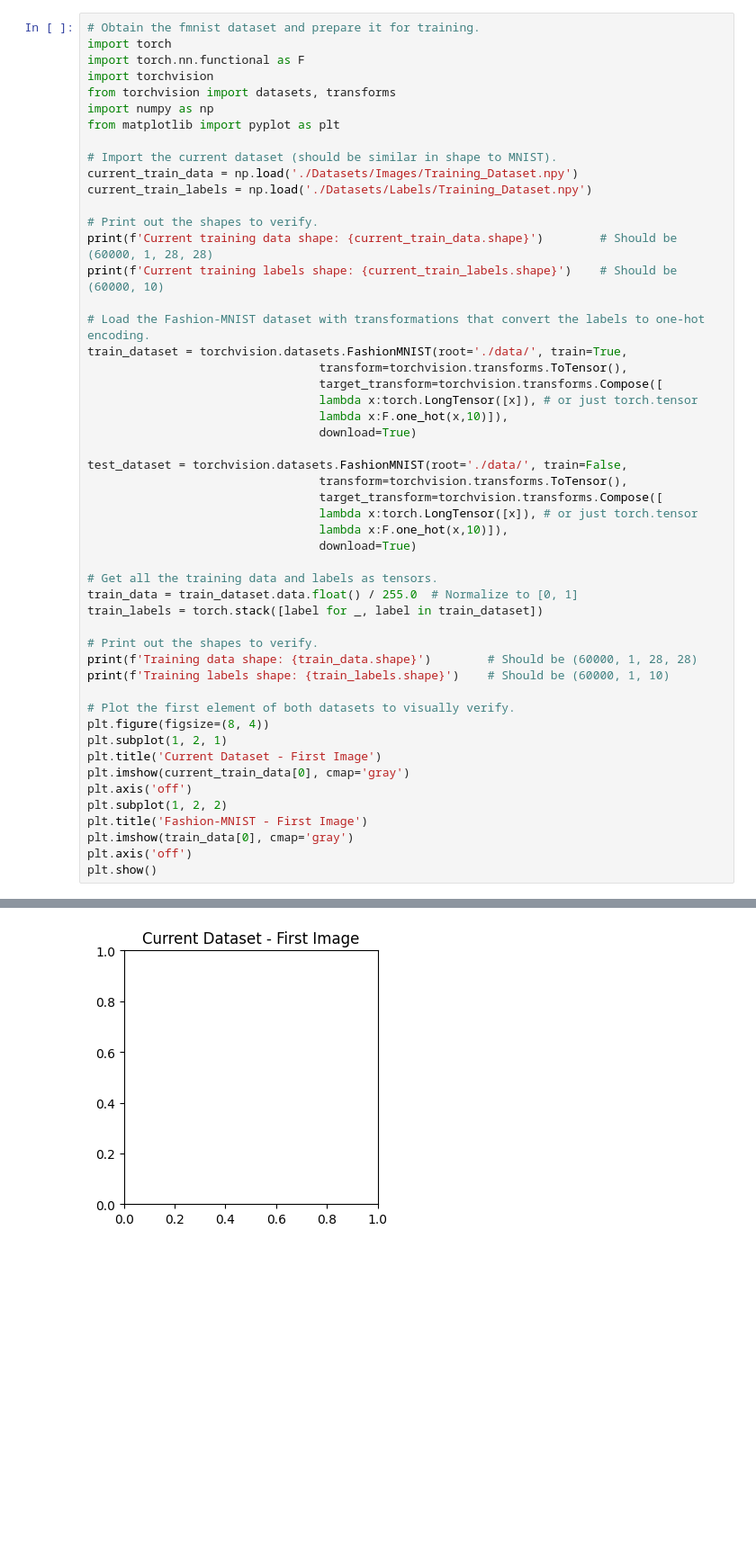
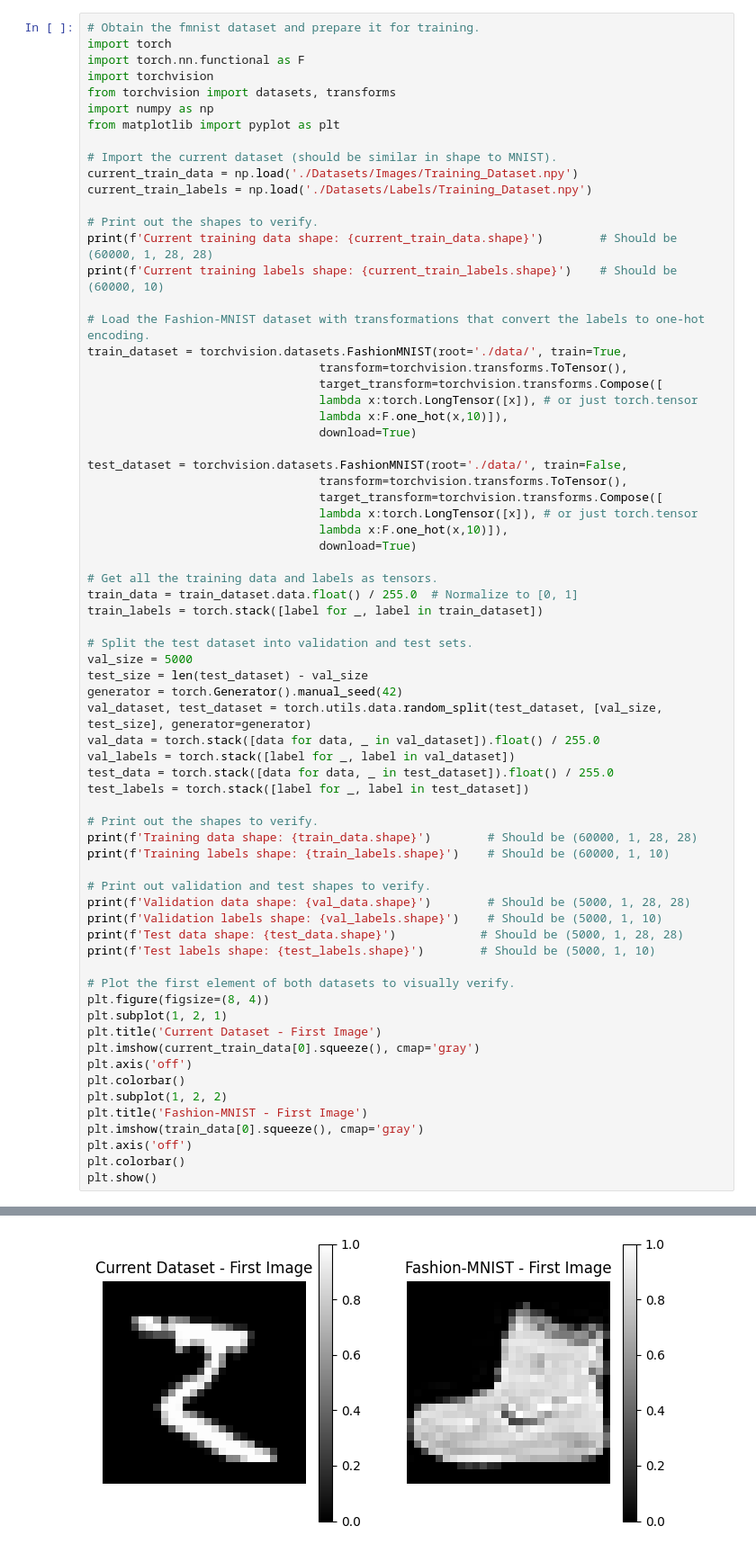
Before and after one commit to tsopeter/VM_NES_Training, a Jupyter notebook: fmnist.ipynb, the cells around one changed output, grey strips where cells are left out. Shown at 90% size. Saved outputs shown, nothing was run; the diff lists cells and outputs as text; blank space fills up the shorter version.

```diff
--- a/fmnist.ipynb
+++ b/fmnist.ipynb
@@ -34,20 +34,38 @@ test_dataset = torchvision.datasets.FashionMNIST(root='./data/', train=False,
 train_data = train_dataset.data.float() / 255.0  # Normalize to [0, 1]
 train_labels = torch.stack([label for _, label in train_dataset])
 
+# Split the test dataset into validation and test sets.
+val_size = 5000
+test_size = len(test_dataset) - val_size
+generator = torch.Generator().manual_seed(42)
+val_dataset, test_dataset = torch.utils.data.random_split(test_dataset, [val_size, test_size], generator=generator)
+val_data = torch.stack([data for data, _ in val_dataset]).float() / 255.0
+val_labels = torch.stack([label for _, label in val_dataset])
+test_data = torch.stack([data for data, _ in test_dataset]).float() / 255.0
+test_labels = torch.stack([label for _, label in test_dataset])
+
 # Print out the shapes to verify.
 print(f'Training data shape: {train_data.shape}')        # Should be (60000, 1, 28, 28)
 print(f'Training labels shape: {train_labels.shape}')    # Should be (60000, 1, 10)
+
+# Print out validation and test shapes to verify.
+print(f'Validation data shape: {val_data.shape}')        # Should be (5000, 1, 28, 28)
+print(f'Validation labels shape: {val_labels.shape}')    # Should be (5000, 1, 10)
+print(f'Test data shape: {test_data.shape}')            # Should be (5000, 1, 28, 28)
+print(f'Test labels shape: {test_labels.shape}')        # Should be (5000, 1, 10)
 
 # Plot the first element of both datasets to visually verify.
 plt.figure(figsize=(8, 4))
 plt.subplot(1, 2, 1)
 plt.title('Current Dataset - First Image')
-plt.imshow(current_train_data[0], cmap='gray')
+plt.imshow(current_train_data[0].squeeze(), cmap='gray')
 plt.axis('off')
+plt.colorbar()
 plt.subplot(1, 2, 2)
 plt.title('Fashion-MNIST - First Image')
-plt.imshow(train_data[0], cmap='gray')
+plt.imshow(train_data[0].squeeze(), cmap='gray')
 plt.axis('off')
+plt.colorbar()
 plt.show()
 # %% [output]
 Current training data shape: (60000, 1, 28, 28)
@@ -58 +79 @@ TypeError: Invalid shape (1, 28, 28) for image data
-[figure, old version]
+[figure, new version]
```
Also changed, not shown: parts of 2 cells of this notebook, 1 other file.
